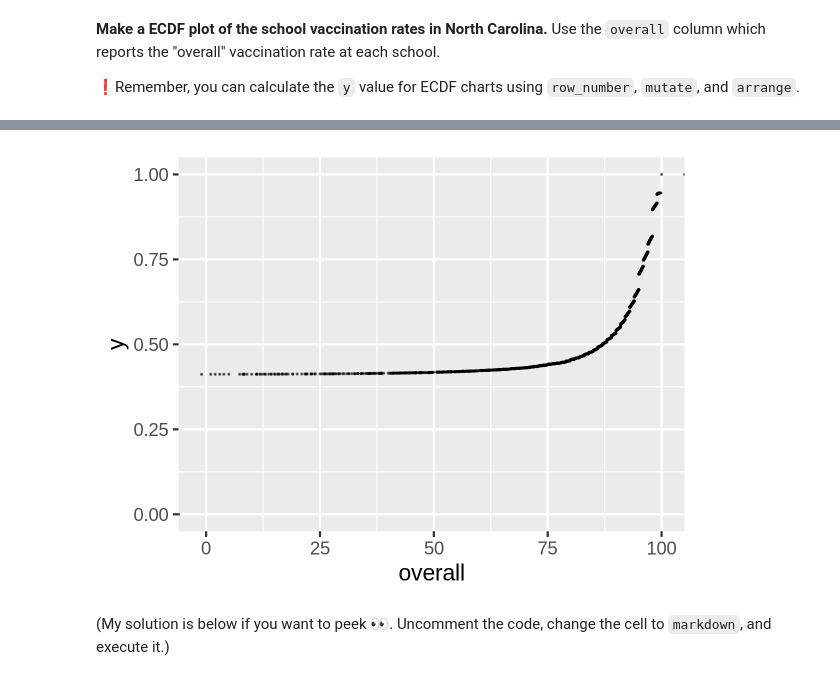
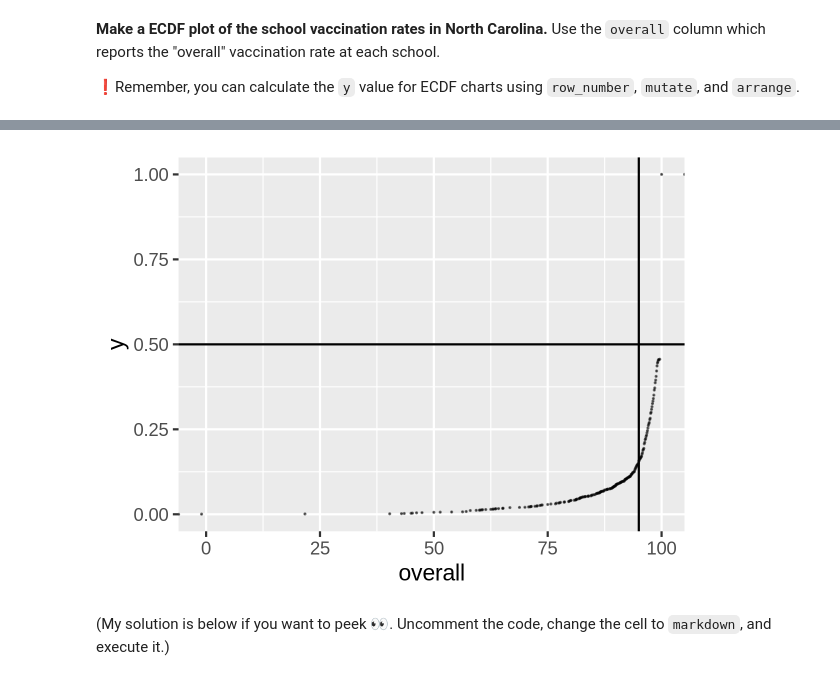
Before and after one commit to rcjones9/BIOS512-Assignments, a Jupyter notebook: 04_BIOS512_assignment.ipynb, the cells around one changed output, grey strips where cells are left out. Cells and saved outputs as stored; diff of their text form; code cells hidden in the pictures.

```diff
--- a/04_BIOS512_assignment.ipynb
+++ b/04_BIOS512_assignment.ipynb
@@ -103,14 +106,27 @@ A tibble: 1 × 1
+# %%
+# SECOND ATTEMPT
+# Why did I need row_number() and mutate() ?
+# Just to find the exact y value?
+
+meaz2 = meaz |>
+    filter( state == 'North Carolina' ) |>
+    arrange(desc(overall)) |>
+    mutate( y_vals = row_number()/n() )
+
+#print( .data = meaz2, y_vals = 0.5 )
 # %%
 options(repr.plot.res = 300, repr.plot.height = 3, repr.plot.width = 4)
 
-p = ggplot(meaz, aes(x = overall))
-
-p = p + stat_ecdf(geom = "point", size = 0.05, alpha = 0.5)
-
-p = p + geom_hline(aes(yintercept = ))
+p = ggplot(meaz2, aes(x = overall)) +
+    stat_ecdf(geom = "point", size = 0.05, alpha = 0.5) +
+    geom_hline(aes(yintercept = 0.5)) +
+    geom_vline(aes(xintercept = 95))
 
 p
+
+# It looks like I did the minimum of what you were looking for, but the upper bound of my ecdf looks strange.
+# Anything you would have preferred that I did to this like coloring-in the line between the points?
 # %% [output]
-[figure, old version]
+[figure, new version]
 # %% [markdown]
 (My solution is below if you want to peek 👀. Uncomment the code, change the cell to `markdown`, and execute it.)
```
Also changed, not shown: parts of 7 cells of this notebook.
